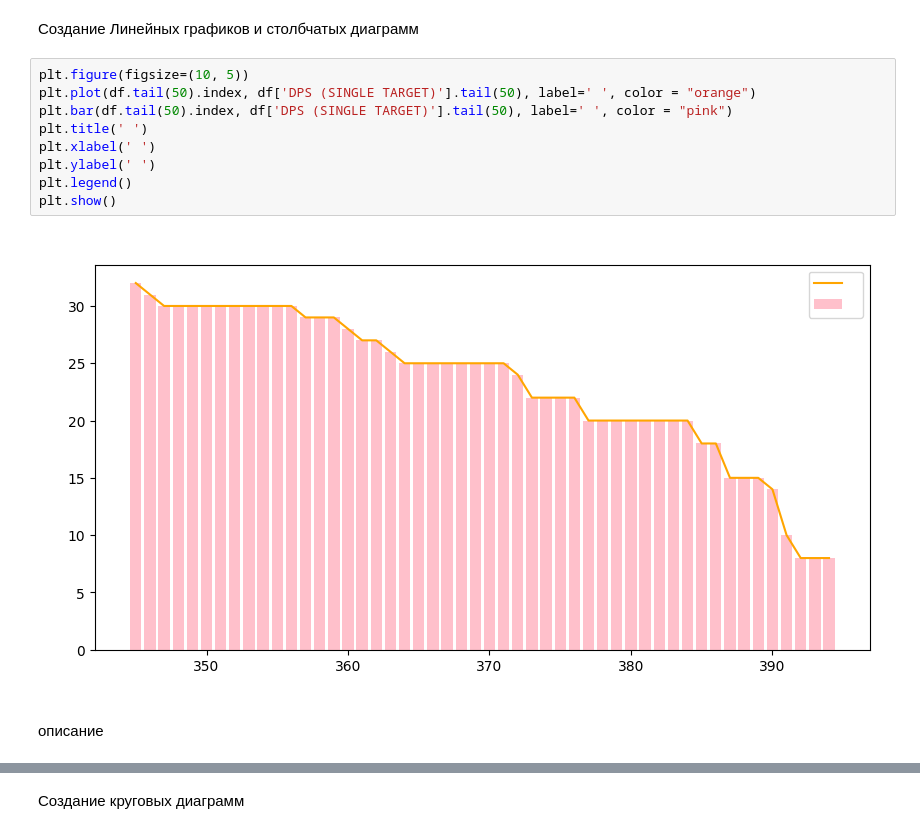
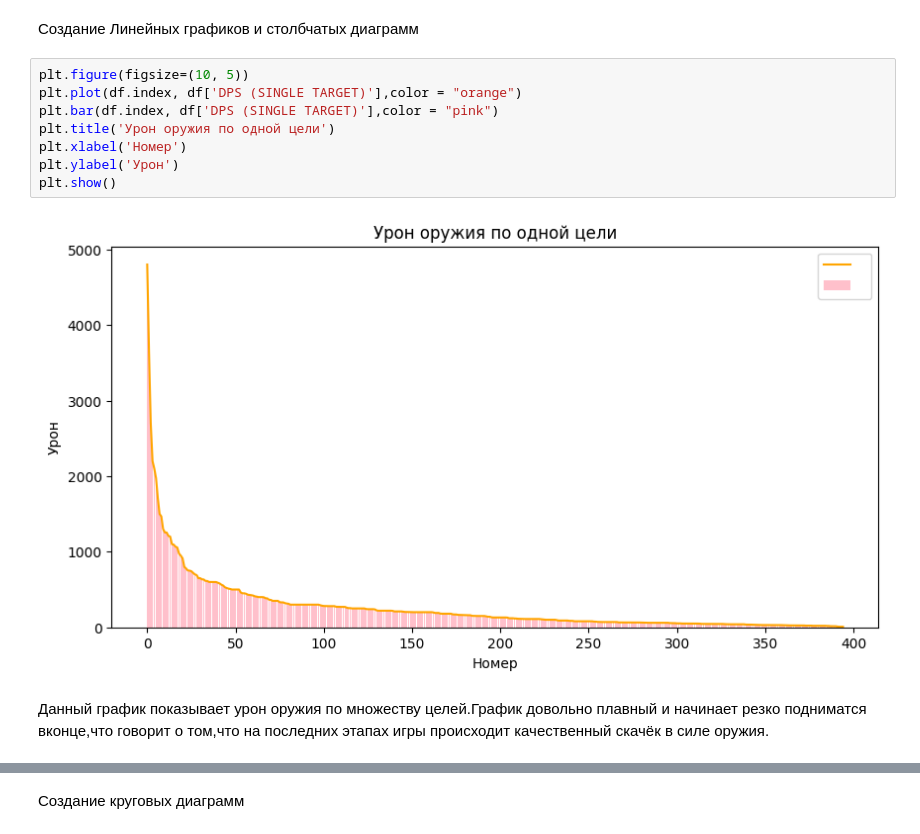
Before and after one commit to GRL7559/Project-PY, a Jupyter notebook: Practics/Graphics.ipynb, the cells around one changed output, grey strips where cells are left out. Cells and saved outputs as stored; diff of their text form.

```diff
--- a/Practics/Graphics.ipynb
+++ b/Practics/Graphics.ipynb
@@ -28,16 +27,15 @@ display(df)
 Создание Линейных графиков и столбчатых диаграмм
 # %%
 plt.figure(figsize=(10, 5))
-plt.plot(df.tail(50).index, df['DPS (SINGLE TARGET)'].tail(50), label=' ', color = "orange")
-plt.bar(df.tail(50).index, df['DPS (SINGLE TARGET)'].tail(50), label=' ', color = "pink")
-plt.title(' ')
-plt.xlabel(' ')
-plt.ylabel(' ')
-plt.legend()
+plt.plot(df.index, df['DPS (SINGLE TARGET)'],color = "orange")
+plt.bar(df.index, df['DPS (SINGLE TARGET)'],color = "pink")
+plt.title('Урон оружия по одной цели')
+plt.xlabel('Номер')
+plt.ylabel('Урон')
 plt.show()
 # %% [output]
-[figure, old version]
+[figure, new version]
-# %% [markdown]
-описание
+# %% [markdown]
+Данный график показывает урон оружия по множеству целей.График довольно плавный и начинает резко подниматся вконце,что говорит о том,что на последних этапах игры происходит качественный скачёк в силе оружия.
 # %%
 plt.figure(figsize=(10, 5))
```
Also changed, not shown: parts of 18 cells of this notebook.
